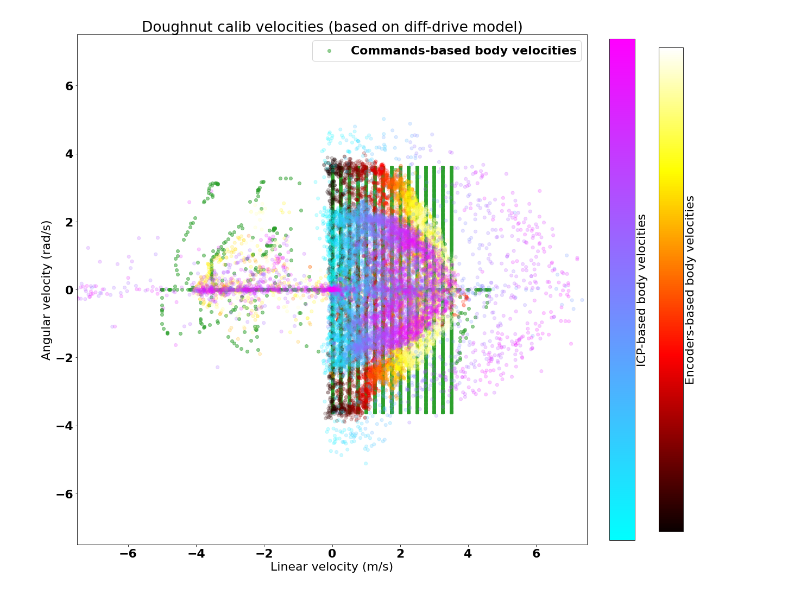
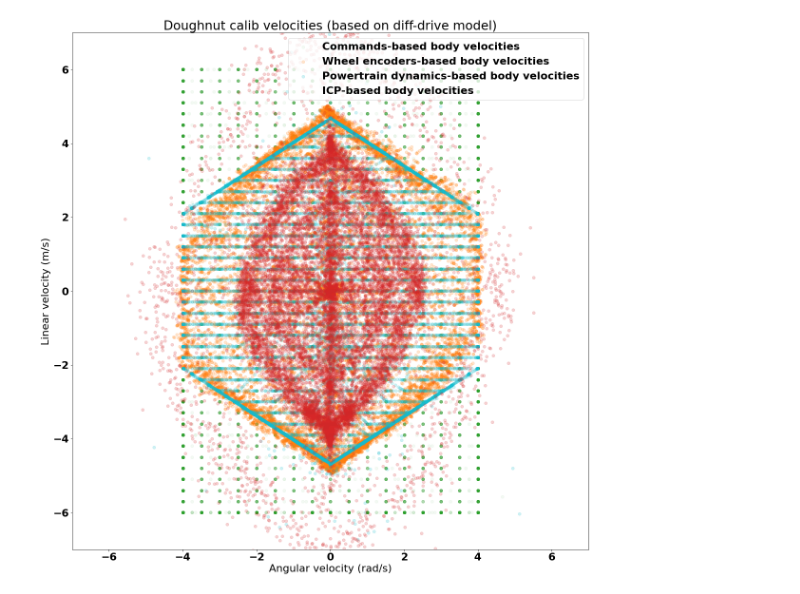
Before and after one commit to DomBaril/offline-ssmr-modelling, a Jupyter notebook: kinematic_models_training/figs/cmd_vel_vs_icp.ipynb, the cells around one changed output. Cells and saved outputs as stored; diff of their text form; code cells hidden in the pictures.

```diff
--- a/kinematic_models_training/figs/cmd_vel_vs_icp.ipynb
+++ b/kinematic_models_training/figs/cmd_vel_vs_icp.ipynb
@@ -15,9 +15,11 @@ plt.rc('font', **font)
 # %%
 # import arrays
 
-icp_states = np.load('../data/icp_states.npy') # [time, icp_index, icp_x, icp_y, icp_yaw]
-wheel_vels_cmd = np.load('../data/wheel_vels.npy') # [time, icp_index, vel_l, vel_r]
-wheel_vels_meas = np.load('../data/wheel_vels_meas.npy') # [time, icp_index, vel_l, vel_r]
+icp_states = np.load('../data/icp_states_nojoy.npy', allow_pickle=True) # [time, icp_index, icp_x, icp_y, icp_yaw]
+wheel_vels_cmd = np.load('../data/wheel_vels_nojoy.npy', allow_pickle=True) # [time, icp_index, vel_l, vel_r]
+wheel_vels_meas = np.load('../data/wheel_vels_meas_nojoy.npy', allow_pickle=True) # [time, icp_index, vel_l, vel_r]
+wheel_vels_pwrtrn = np.load('../data/wheel_vels_pwrtrn_nojoy.npy', allow_pickle=True) # [time, icp_index, vel_l, vel_r]
 
-print(icp_states)
+print(wheel_vels_meas)
+print(wheel_vels_pwrtrn)
 # %% [output]
@@ -104,45 +147,60 @@ print(index_vels)
 # %%
 # Plot all velocities
 
 fig, ax = plt.subplots(figsize = (20, 20))
 
-cmd = ax.scatter(cmd_vels[:, 0], cmd_vels[:, 2], c = 'tab:green', alpha = 0.5, label='Commands-based body velocities')
-meas = ax.scatter(meas_vels[:, 0], meas_vels[:, 2], c = index_vels[:,0], cmap = 'hot', alpha = 0.2)
-icp = ax.scatter(icp_vels[:, 0], icp_vels[:, 2], c = index_vels[:,0], cmap = 'cool', alpha = 0.2)
+cmd = ax.scatter(cmd_vels[:, 2], cmd_vels[:, 0], c = 'tab:green', alpha = 0.05, label='Commands-based body velocities')
+meas = ax.scatter(meas_vels[:, 2], meas_vels[:, 0], c = 'tab:orange', cmap = 'hot', alpha = 0.2, label='Wheel encoders-based body velocities')
+pwrtrn = ax.scatter(pwrtrn_vels[:, 2], pwrtrn_vels[:, 0], c = 'tab:cyan', cmap = 'hot', alpha = 0.2, label='Powertrain dynamics-based body velocities')
+icp = ax.scatter(icp_vels[:, 2], icp_vels[:, 0], c = 'tab:red', cmap = 'cool', alpha = 0.2, label='ICP-based body velocities')
+
+# X = pwrtrn_vels[:,2]
+# Y = pwrtrn_vels[:,0]
+# U = icp_vels[:,2] - meas_vels[:,2]
+# V = icp_vels[:,0] - meas_vels[:,0]
+# quiv = ax.quiver(X, Y, U, V, icp_err, angles='xy', scale_units='xy', scale=1, alpha = 0.1)
+
+
 ax.set_title('Doughnut calib velocities (based on diff-drive model)')
-ax.set_xlabel('Linear velocity (m/s)')
-ax.set_ylabel('Angular velocity (rad/s)')
+ax.set_ylabel('Linear velocity (m/s)')
+ax.set_xlabel('Angular velocity (rad/s)')
 # ax.axis('equal')
-xmin = ymin = -7.5
-xmax = ymax = 7.5
+xmin = ymin = -7
+xmax = ymax = 7
 ax.axis([xmin, xmax, ymin, ymax])
 ax.set_aspect('equal', adjustable='box')
-leg = ax.legend()
+leg = ax.legend(loc='upper right')
 leg.set_alpha(1)
 
 # ax.set_xlim([-7.5, 7.5])
 # ax.set_ylim([-7.5, 7.5])
 # ax.axis('equal')
 
-cb_enc = fig.colorbar(meas,fraction=0.04, pad=0.04)
-cb_enc.set_alpha(1)
-cb_enc.set_ticks([])
-cb_enc.set_label('Encoders-based body velocities')
-cb_enc.draw_all()
+# cb_enc = fig.colorbar(meas,fraction=0.04, pad=0.04)
+# cb_enc.set_alpha(1)
+# cb_enc.set_ticks([])
+# cb_enc.set_label('Encoders-based body velocities')
+# cb_enc.draw_all()
 
-cb_icp = fig.colorbar(icp,fraction=0.045, pad=0.04)
-cb_icp.set_alpha(1)
-cb_icp.set_ticks([])
-cb_icp.set_label('ICP-based body velocities')
-cb_icp.draw_all()
+# cb_icp = fig.colorbar(icp,fraction=0.045, pad=0.04)
+# cb_icp.set_alpha(1)
+# cb_icp.set_ticks([])
+# cb_icp.set_label('ICP-based body velocities')
+# cb_icp.draw_all()
+
+# cb_icp = fig.colorbar(quiv,fraction=0.045, pad=0.04)
+# cb_icp.set_alpha(1)
+# cb_icp.set_ticks([])
+# cb_icp.set_label('encoder to ICP body velocities error')
+# cb_icp.draw_all()
 
 plt.show()
 
 fig.savefig('dougnhut_calib_vels.png')
 
 # fig.tight_layout()
 # %% [output]
-[figure, old version]
+[figure, new version]
 # %%
 # Compute and plot icp - encoders error
 
```
Also changed, not shown: parts of 6 cells of this notebook, 27 other files.
